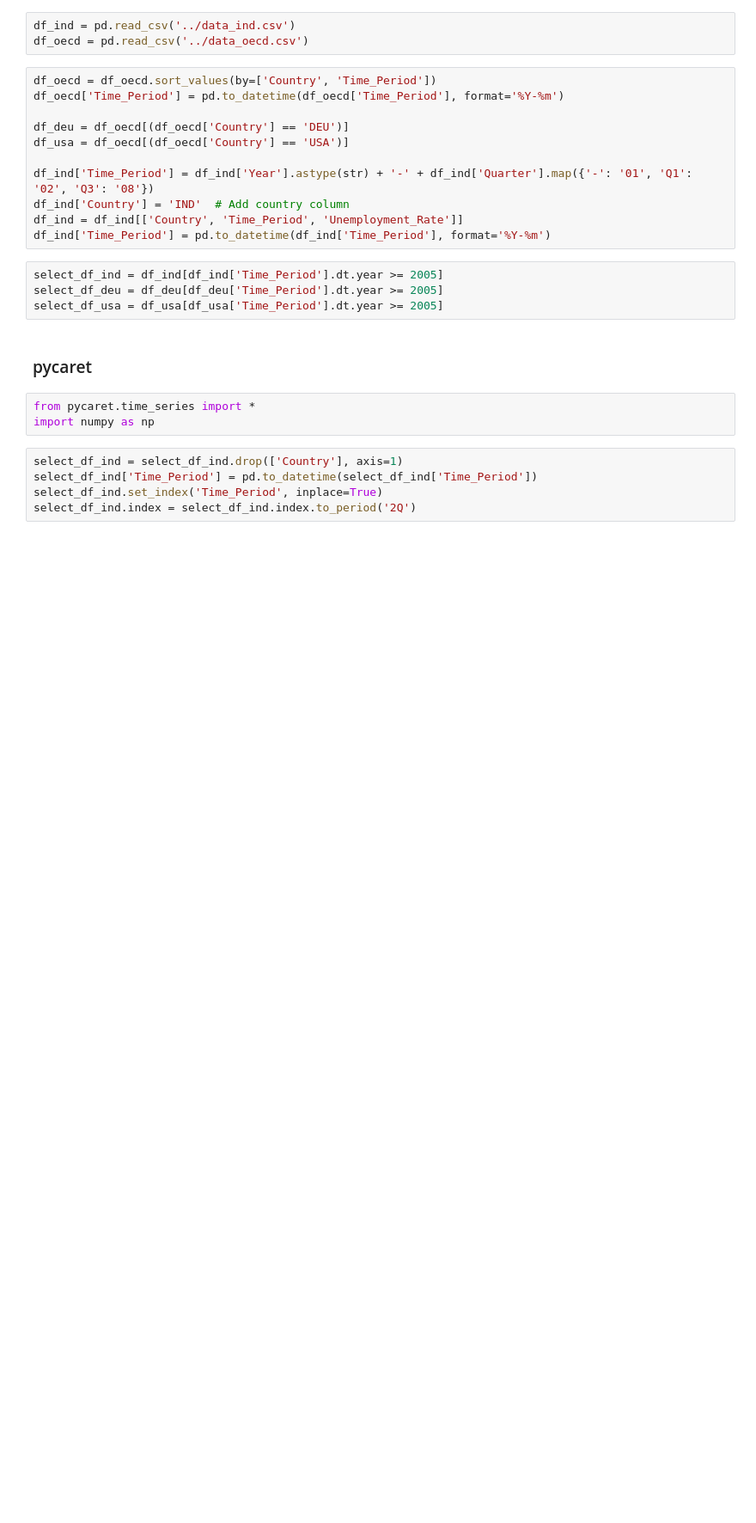
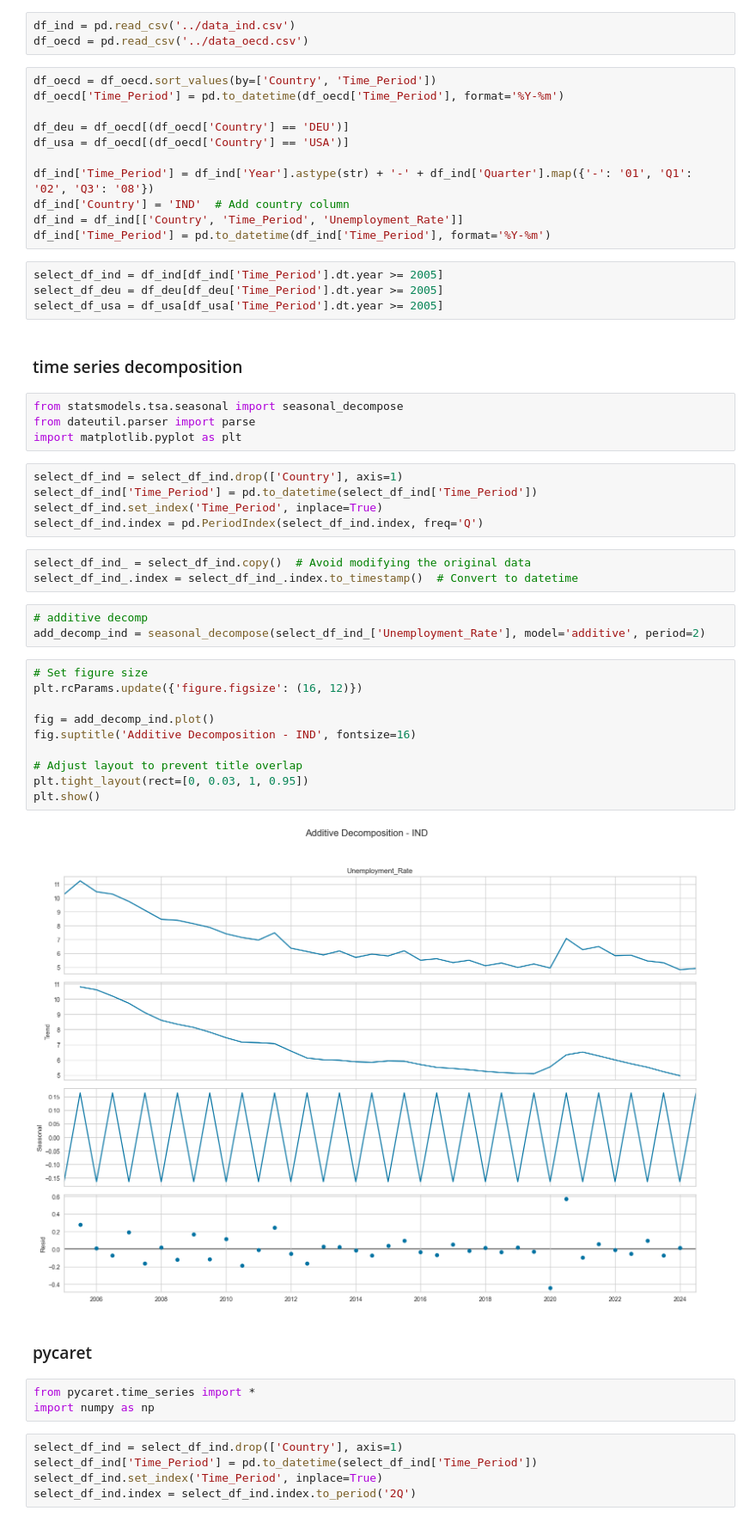
Before and after one commit to imajirzl/thesis-unemployment-rate, a Jupyter notebook: analysis/pycaret.ipynb, the cells around one changed output. Shown at 86% size. Drawn from its saved outputs; the diff is of its cells as text; blank space fills up the shorter version.

Commit message:
time series decomposition for ind

```diff
--- a/analysis/pycaret.ipynb
+++ b/analysis/pycaret.ipynb
@@ -25,6 +25,35 @@ df_ind['Time_Period'] = pd.to_datetime(df_ind['Time_Period'], format='%Y-%m')
 select_df_ind = df_ind[df_ind['Time_Period'].dt.year >= 2005]
 select_df_deu = df_deu[df_deu['Time_Period'].dt.year >= 2005]
 select_df_usa = df_usa[df_usa['Time_Period'].dt.year >= 2005]
+# %% [markdown]
+### time series decomposition
+# %%
+from statsmodels.tsa.seasonal import seasonal_decompose
+from dateutil.parser import parse
+import matplotlib.pyplot as plt
+# %%
+select_df_ind = select_df_ind.drop(['Country'], axis=1)
+select_df_ind['Time_Period'] = pd.to_datetime(select_df_ind['Time_Period'])
+select_df_ind.set_index('Time_Period', inplace=True)
+select_df_ind.index = pd.PeriodIndex(select_df_ind.index, freq='Q')
+# %%
+select_df_ind_ = select_df_ind.copy()  # Avoid modifying the original data
+select_df_ind_.index = select_df_ind_.index.to_timestamp()  # Convert to datetime
+# %%
+# additive decomp
+add_decomp_ind = seasonal_decompose(select_df_ind_['Unemployment_Rate'], model='additive', period=2)
+# %%
+# Set figure size
+plt.rcParams.update({'figure.figsize': (16, 12)})
+
+fig = add_decomp_ind.plot()
+fig.suptitle('Additive Decomposition - IND', fontsize=16)
+
+# Adjust layout to prevent title overlap
+plt.tight_layout(rect=[0, 0.03, 1, 0.95])
+plt.show()
+# %% [output]
+[figure, added]
 # %% [markdown]
 ### pycaret
 # %%
```
